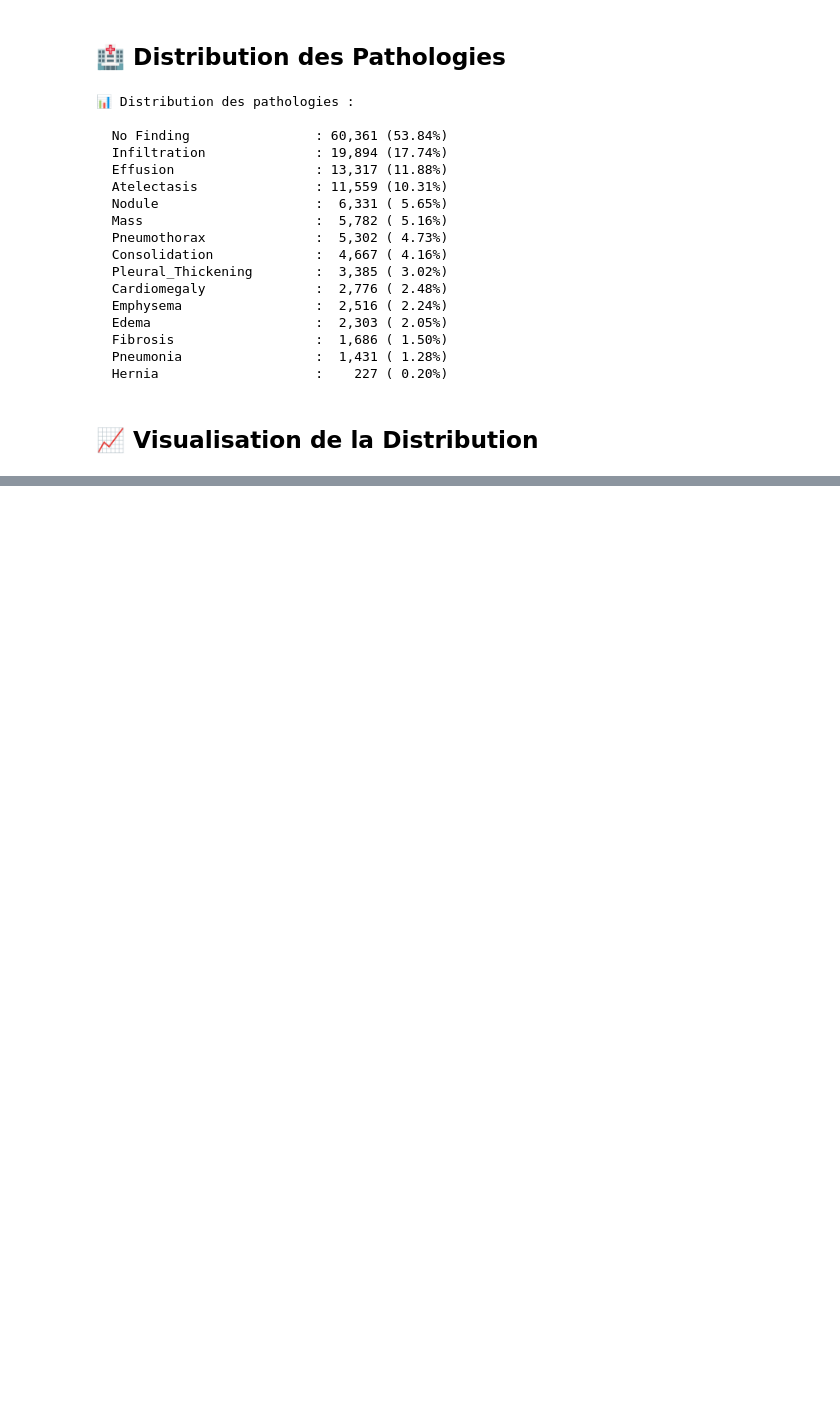
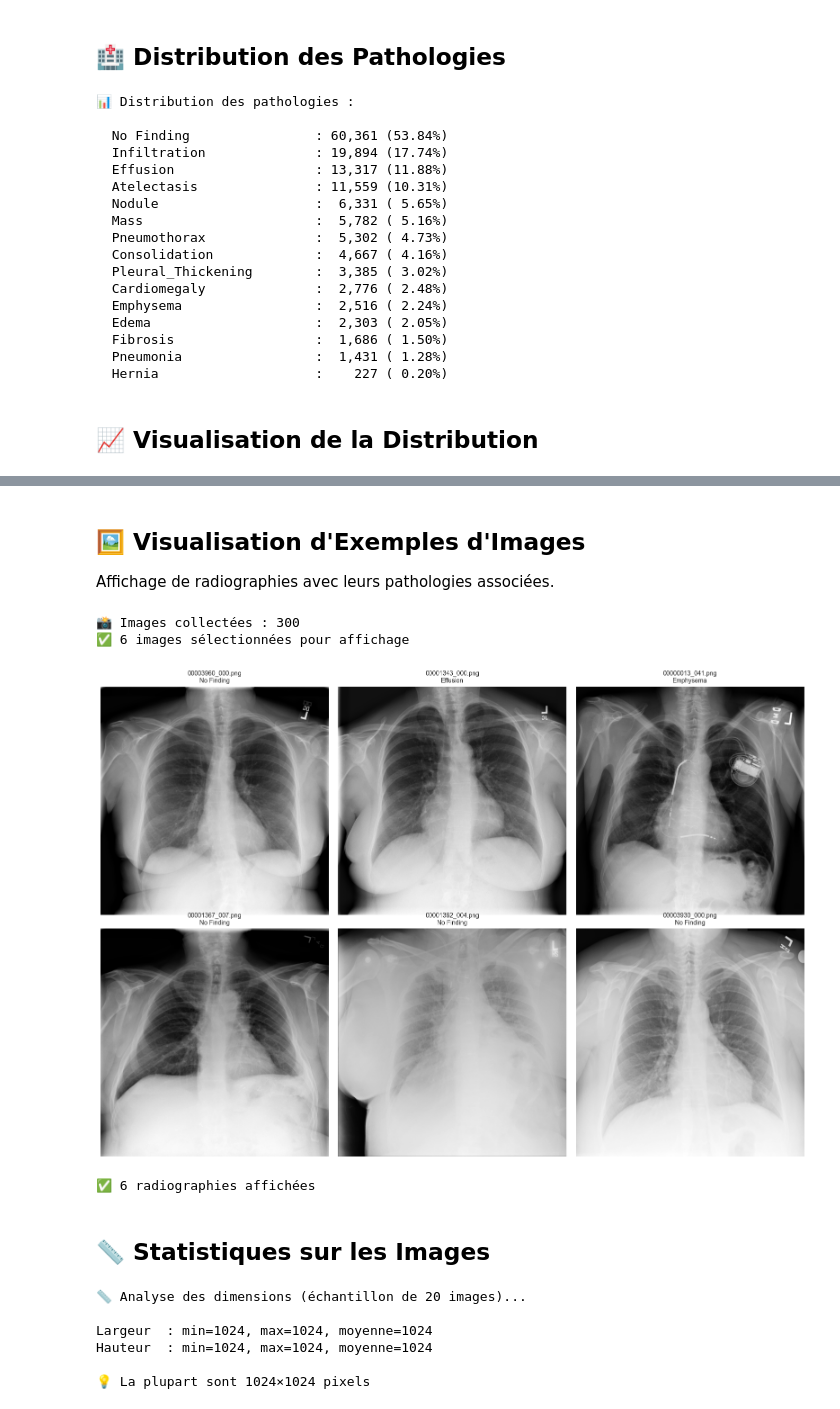
Before and after one commit to syrinetrabelsigit/radisense-ai, a Jupyter notebook: notebooks/01_data_exploration.ipynb, the cells around one changed output, grey strips where cells are left out. Saved outputs shown, nothing was run; the diff lists cells and outputs as text; code cells hidden in the pictures; blank space fills up the shorter version.

```diff
--- a/notebooks/01_data_exploration.ipynb
+++ b/notebooks/01_data_exploration.ipynb
@@ -230,2 +213,81 @@ Passing `palette` without assigning `hue` is deprecated and will be removed in v
 ✅ Total d'images : 112,120
 ✅ Total de pathologies (avec doublons) : 141,537
+# %% [markdown]
+## 🖼️ Visualisation d'Exemples d'Images
+
+Affichage de radiographies avec leurs pathologies associées.
+# %%
+# Collecter des images des 3 premiers dossiers
+all_images = []
+for folder in image_folders[:3]:  # Prendre 3 dossiers
+    images = glob.glob(f"{folder}/images/*.png")[:100]  # 100 images par dossier
+    all_images.extend(images)
+
+print(f"📸 Images collectées : {len(all_images)}")
+
+# Sélectionner 6 images au hasard
+if len(all_images) >= 6:
+    sample_images = random.sample(all_images, 6)
+    print(f"✅ 6 images sélectionnées pour affichage")
+else:
+    print("⚠️ Pas assez d'images trouvées")
+# %% [output]
+📸 Images collectées : 300
+✅ 6 images sélectionnées pour affichage
+# %%
+# Afficher en grille 2x3
+fig, axes = plt.subplots(2, 3, figsize=(16, 11))
+axes = axes.ravel()
+
+for idx, img_path in enumerate(sample_images):
+    # Charger l'image
+    img = Image.open(img_path)
+
+    # Extraire le nom du fichier
+    img_name = img_path.split('\\')[-1]  # Windows
+
+    # Trouver le label dans le CSV
+    label_row = df[df['Image Index'] == img_name]
+    if not label_row.empty:
+        label = label_row['Finding Labels'].values[0]
+    else:
+        label = "Label non trouvé"
+
+    # Afficher
+    axes[idx].imshow(img, cmap='gray')
+    axes[idx].set_title(f"{img_name}\n{label}", fontsize=10)
+    axes[idx].axis('off')
+
+plt.tight_layout()
+plt.show()
+
+print(f"\n✅ {len(sample_images)} radiographies affichées")
+# %% [output]
+[figure, added]
+✅ 6 radiographies affichées
+# %% [markdown]
+## 📏 Statistiques sur les Images
+# %%
+# Analyser les dimensions de 20 images
+sample_for_stats = random.sample(all_images, min(20, len(all_images)))
+
+widths = []
+heights = []
+
+print("📏 Analyse des dimensions (échantillon de 20 images)...\n")
+
+for img_path in sample_for_stats:
+    img = Image.open(img_path)
+    widths.append(img.width)
+    heights.append(img.height)
+
+print(f"Largeur  : min={min(widths)}, max={max(widths)}, moyenne={sum(widths)//len(widths)}")
+print(f"Hauteur  : min={min(heights)}, max={max(heights)}, moyenne={sum(heights)//len(heights)}")
+print(f"\n💡 La plupart sont 1024×1024 pixels")
+# %% [output]
+📏 Analyse des dimensions (échantillon de 20 images)...
+
+Largeur  : min=1024, max=1024, moyenne=1024
+Hauteur  : min=1024, max=1024, moyenne=1024
+
+💡 La plupart sont 1024×1024 pixels
```
Also changed, not shown: parts of 12 cells of this notebook, 1 other file.
